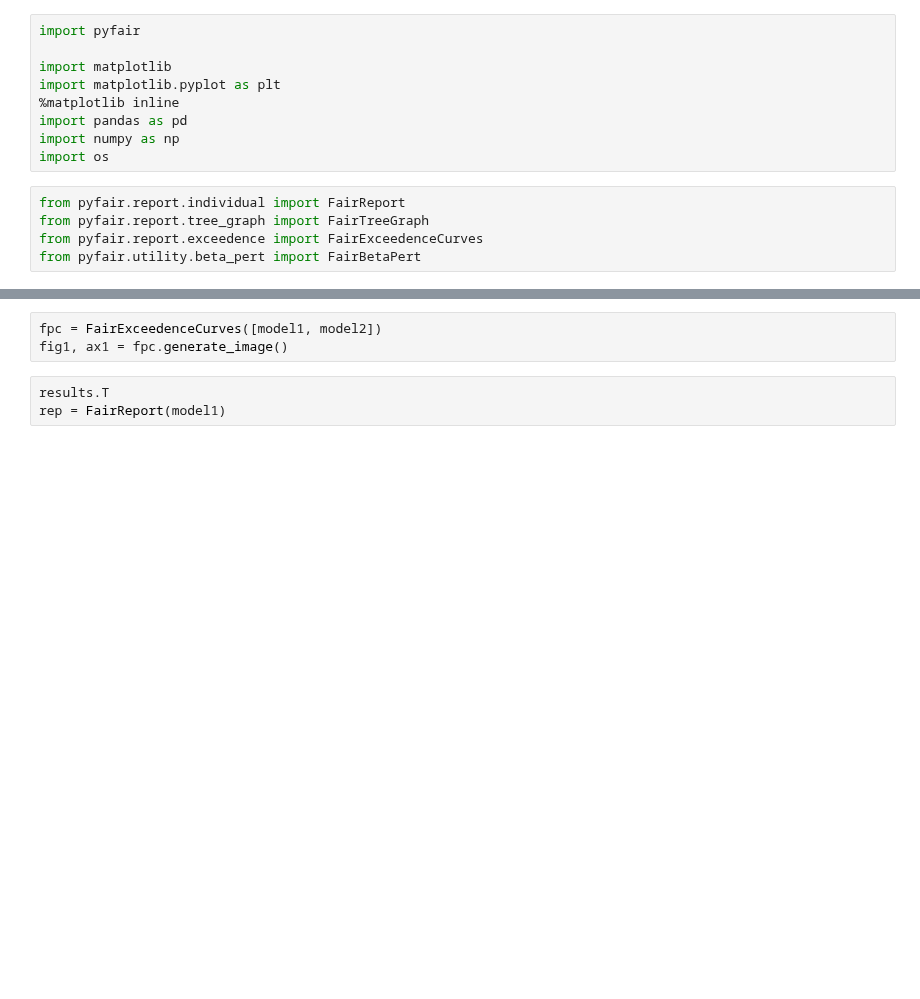
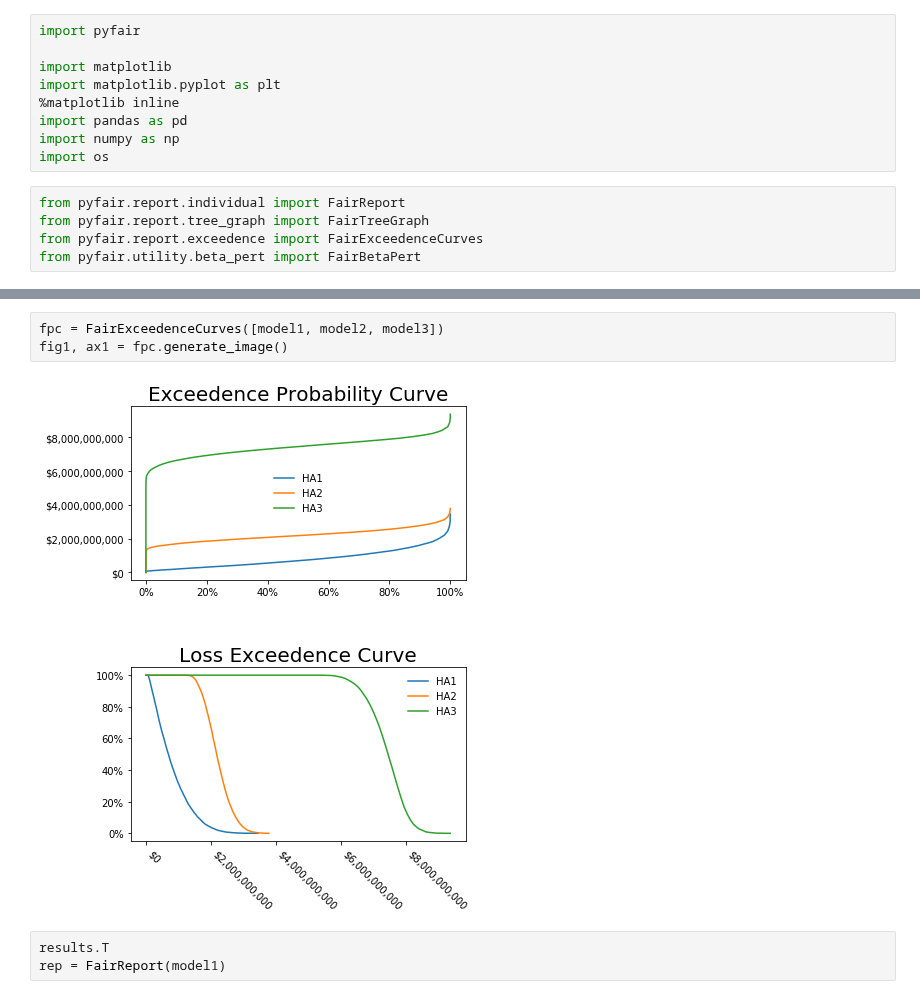
Before and after one commit to Hive-Systems/pyfair, a Jupyter notebook: scratch_notebook.ipynb, the cells around one changed output, grey strips where cells are left out. Saved outputs shown, nothing was run; the diff lists cells and outputs as text; blank space fills up the shorter version.

```diff
--- a/scratch_notebook.ipynb
+++ b/scratch_notebook.ipynb
@@ -91,6 +130,8 @@ fdc._generate_icon(pd.Series([.1,.2,.3,.6,.1,.6,.9,.1]))
 # %%
-fpc = FairExceedenceCurves([model1, model2])
+fpc = FairExceedenceCurves([model1, model2, model3])
 fig1, ax1 = fpc.generate_image()
+# %% [output]
+[figure, added]
 # %%
 results.T
 rep = FairReport(model1)
```
Also changed, not shown: parts of 14 cells of this notebook, 6 other files.
